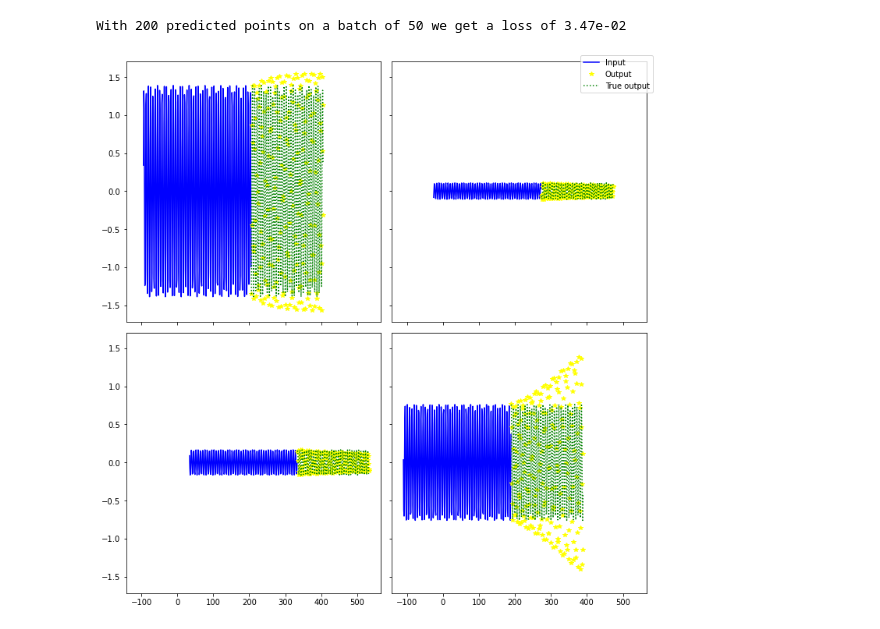
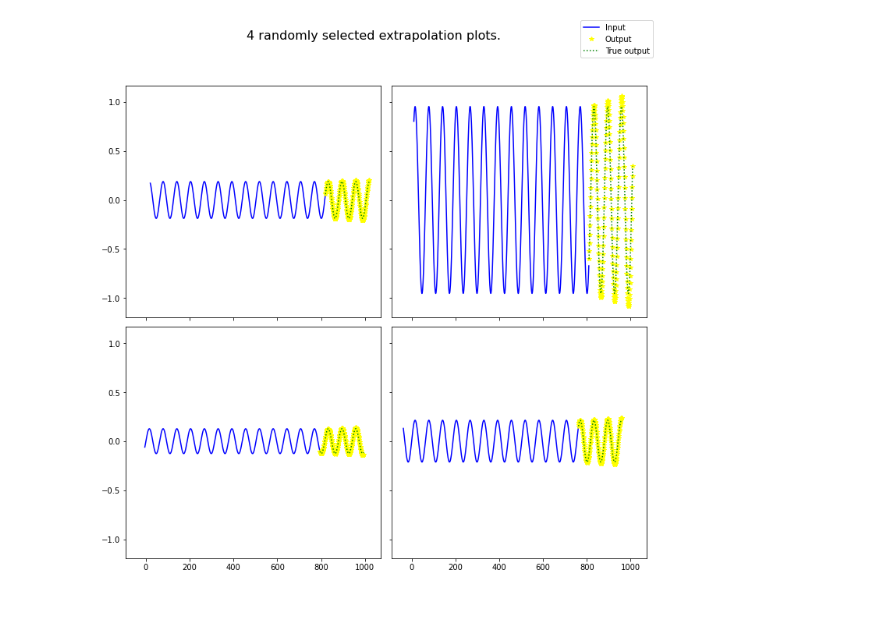
Before and after one commit to bernharl/Master-Thesis, a Jupyter notebook: testing_code/timeseries_sine/lstm_sine_notebook_try.ipynb, the cells around one changed output. Saved outputs shown, nothing was run; the diff lists cells and outputs as text; code cells hidden in the pictures.

Commit message:
Improved plots

```diff
--- a/testing_code/timeseries_sine/lstm_sine_notebook_try.ipynb
+++ b/testing_code/timeseries_sine/lstm_sine_notebook_try.ipynb
@@ -39,26 +39,28 @@ class LSTMModel(nn.Module):
 # %% [output]
 [interactive output not drawn]
 # %%
-waves = 50
-f = 8
-sample = 500
+waves = 150
+f = 100
+sample = 1000
 future = 200
+T = sample / f
 if future >= sample:
     raise ValueError("Increase sample to be > future!")
+# x =  torch.from_numpy(np.swapaxes( np.arange(0, sample) + np.zeros((waves, sample)),0,1)[:, :, np.newaxis]).float().to(device)
 x = (
     torch.from_numpy(
         np.swapaxes(
-            np.arange(0, sample)
-            + np.random.randint(-2 * sample // f, 2 * sample // f, waves).reshape(
-                waves, 1
-            ),
+            np.arange(0, sample) + np.random.randint(-4 * T, 4 * T, size=(waves, 1)),
             0,
             1,
-        )[:, :, np.newaxis],
+        )[:, :, np.newaxis]
     )
     .float()
     .to(device)
 )
+
+print()
+
 
 x_future = x[-future:]
 x = x[:-future]
@@ -70,6 +72,9 @@ random_amps = (
     .float()
     .to(device)
 )
-y_future = torch.sin(x_future) * random_amps
-y = torch.sin(x) * random_amps
+y_future = torch.sin(x_future / T) * random_amps
+y = torch.sin(x / T) * random_amps
+plt.plot(x.cpu().detach()[:, 0], y.cpu().detach()[:, 0])
+plt.plot(x_future.cpu().detach()[:, 0], y_future.cpu().detach()[:, 0])
+plt.show()
 # %% [output]
@@ -76,7 +82,7 @@ y = torch.sin(x) * random_amps
 [interactive output not drawn]
 # %%
 model = LSTMModel(nodes=51, layers=3, dropout=0).to(device)
-# model = torch.jit.script(model)
+model = torch.jit.script(model)
 optimizer = torch.optim.LBFGS(model.parameters(), lr=0.1)
 # optimizer = torch.optim.SGD(model.parameters(), lr=0.01, momentum=0.9)
 loss_func = nn.MSELoss()
@@ -121,39 +141,30 @@ Epoch 99: 8.393971029363456e-07
 # %%
-# sample_plot = 2
-with torch.no_grad():
-    y_pred = torch.zeros(y.size(0) + future, waves, 1, device=device)
-    y_pred[: y.size(0)] = y
-    for i in range(future):
-        y_pred[y.size(0) + i] = model.forward(y_pred[: y.size(0) + i])
-    print(
-        f"With {future} predicted points on a batch of {waves} we get a loss of {loss_func(y_pred[y.size(0):], y_future):.2e}"
-    )
-    y_pred = y_pred.cpu().detach()
 plots = 4
 rows = 2
 plot_indices = np.random.choice(np.arange(waves), size=[plots], replace=False)
 fig, ax = plt.subplots(plots // rows, rows, figsize=[10, 10], sharex=True, sharey=True)
 ax = ax.flatten()
 # print(len(ax), waves)
 for i, index in enumerate(plot_indices):
     ax[i].plot(x[:, index].cpu().detach(), y_pred[: y.size(0), index], color="blue")
     ax[i].plot(
         x_future[:, index].cpu().detach(),
         y_pred[y.size(0) :, index],
         "*",
         color="yellow",
     )
     ax[i].plot(
         x_future[:, index].cpu().detach(),
         y_future[:, index].cpu().detach(),
         ":",
         color="green",
     )
-# plt.plot(x_plot)
 fig.legend(["Input", "Output", "True output"])
+fig.suptitle(f"{plots} randomly selected extrapolation plots.", size=16)
 fig.tight_layout()
+fig.subplots_adjust(top=0.88)
+fig.savefig("random.pdf", dpi=1000)
 plt.show()
 # %% [output]
-With 200 predicted points on a batch of 50 we get a loss of 3.47e-02
-[figure, old version]
+[figure, new version]
 [interactive output not drawn]
```
Also changed, not shown: parts of 4 cells of this notebook, 2 other files.
